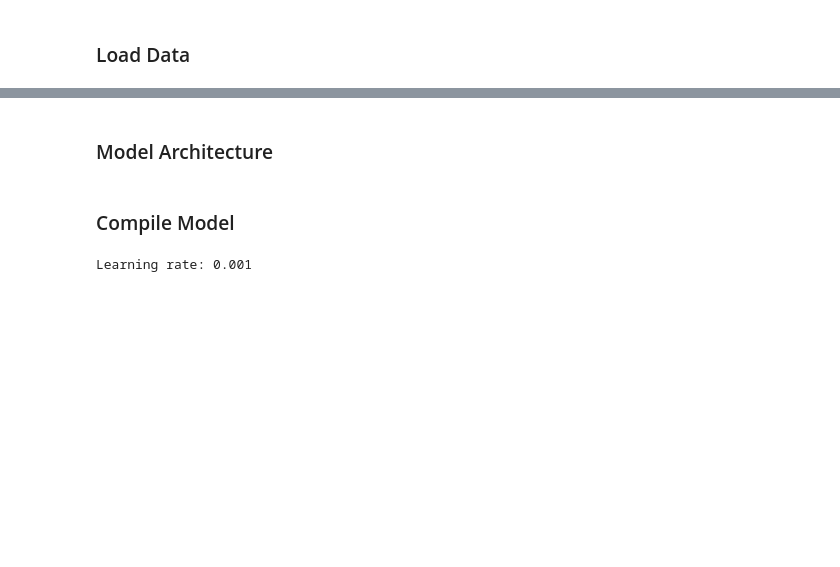
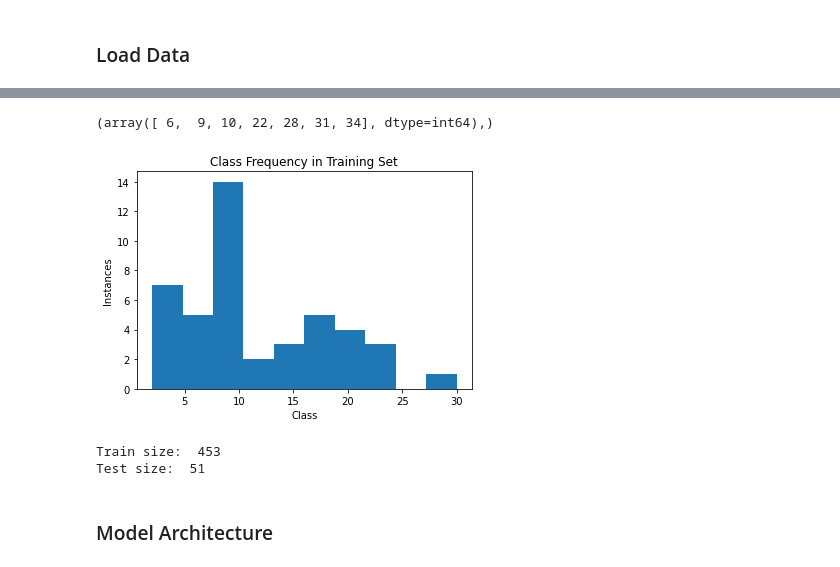
Before and after one commit to acediatic/SquirrelMonkey, a Jupyter notebook: VGG-16.ipynb, the cells around one changed output, grey strips where cells are left out. Saved outputs shown, nothing was run; the diff lists cells and outputs as text; code cells hidden in the pictures; blank space fills up the shorter version.

```diff
--- a/VGG-16.ipynb
+++ b/VGG-16.ipynb
@@ -97,2 +80,37 @@ Clipping input data to the valid range for imshow with RGB data ([0..1] for floa
+# %%
+# Convert to batch along the 0th axis
+X = np.stack(X, axis=0)
+y = np.stack(y, axis=0)
+
+classes, counts = np.unique(y, return_counts=True)
+
+# TODO - add 1 for false-positives (not a monkey), 1 for previously unseen individuals
+number_classes = len(classes)
+
+too_few = np.nonzero(np.where(counts < NUMBER_FOLDS, classes, 0))
+print(too_few)
+
+plt.hist(counts)
+plt.ylabel("Instances")
+plt.xlabel("Class")
+plt.title("Class Frequency in Training Set")
+plt.show()
+# %% [output]
+(array([ 6,  9, 10, 22, 28, 31, 34], dtype=int64),)
+[figure, added]
+# %%
+X_train, X_test, y_train, y_test = sklearn.model_selection.train_test_split(X,
+                                                                            y,
+                                                                            shuffle=True,
+                                                                            test_size=TEST_SIZE,
+                                                                            random_state=SEED,
+                                                                            stratify=y
+                                                                            )
+
+print("Train size: ", len(X_train))
+print("Test size: ", len(X_test))
+# %% [output]
+Train size:  453
+Test size:  51
 # %% [markdown]
 ### Model Architecture
@@ -119,12 +116,0 @@ model = Sequential([vgg_model, fully_connected_output])
-# %% [markdown]
-### Compile Model
-# %%
-optimizer = adam_v2.Adam(learning_rate=LEARNING_RATE)
-print("Learning rate:", LEARNING_RATE)
-
-# sparse as Y values are stored as integers (0-42), rather than one-hot encoded (i.e. 3 class, [1,0,0], [0,1,0], [0,0,1])
-loss = sparse_categorical_crossentropy
-
-model.compile(optimizer=optimizer, loss=loss, metrics=['accuracy'])
-# %% [output]
-Learning rate: 0.001
```
Also changed, not shown: parts of 19 cells of this notebook.
